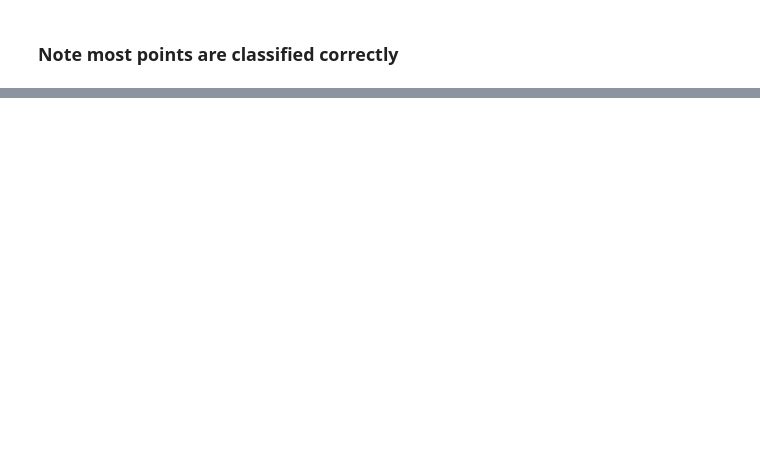
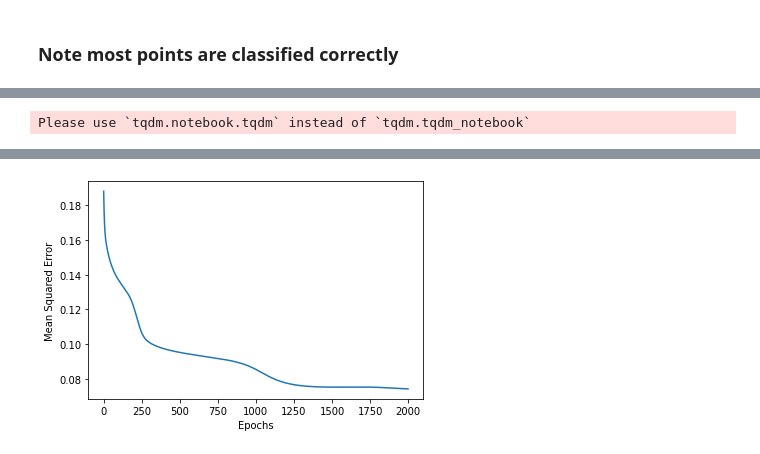
Before and after one commit to sonamkshenoy/Deep-Learning-Models, a Jupyter notebook: ScalarBackPropagation.ipynb, the cells around one changed output, grey strips where cells are left out. Drawn from its saved outputs; the diff is of its cells as text; code cells hidden in the pictures; blank space fills up the shorter version.

Commit message:
Multi Class Classification (scalar)

```diff
--- a/ScalarBackPropagation.ipynb
+++ b/ScalarBackPropagation.ipynb
@@ -349,0 +352,4 @@ plt.scatter(X_train[:,0], X_train[:,1], c=Y_pred_binarised_train, cmap = my_cmap
+# %%
+# No more binary classification (which as seen in the graph, had 2 colors only)
+X_train, X_val, Y_train, Y_val = train_test_split(data, labels_orig, stratify = labels_orig, random_state = 0)
+print(X_train.shape, X_val.shape, labels_orig.shape)
@@ -349,0 +358,6 @@ plt.scatter(X_train[:,0], X_train[:,1], c=Y_pred_binarised_train, cmap = my_cmap
+# %%
+enc = OneHotEncoder()
+# label 0 -> (1,0,0,0), label 1 -> (0,1,0,0)
+y_OH_train = enc.fit_transform(np.expand_dims(Y_train,1)).toarray()
+y_OH_val = enc.fit_transform(np.expand_dims(Y_val,1)).toarray()
+print(y_OH_train.shape, y_OH_val.shape)
@@ -349,0 +545,8 @@ plt.scatter(X_train[:,0], X_train[:,1], c=Y_pred_binarised_train, cmap = my_cmap
+# %%
+ffsn_multiclass = FFSN_MultiClass()
+
+# Was getting a bad error. Realised had passed Y_train instead of y_OH_train
+# Loss significantly reduced on 1000, 0.1 -> 2000, 0.01 . Also note how loss gradually decreases unlike the irregular rise and fall
+ffsn_multiclass.fit(X_train, y_OH_train, epochs = 2000, learning_rate = 0.001, display_loss=True)
+# %% [output]
+Please use `tqdm.notebook.tqdm` instead of `tqdm.tqdm_notebook`
@@ -349,0 +554 @@ plt.scatter(X_train[:,0], X_train[:,1], c=Y_pred_binarised_train, cmap = my_cmap
+[figure, added]
```
Also changed, not shown: parts of 15 cells of this notebook.
